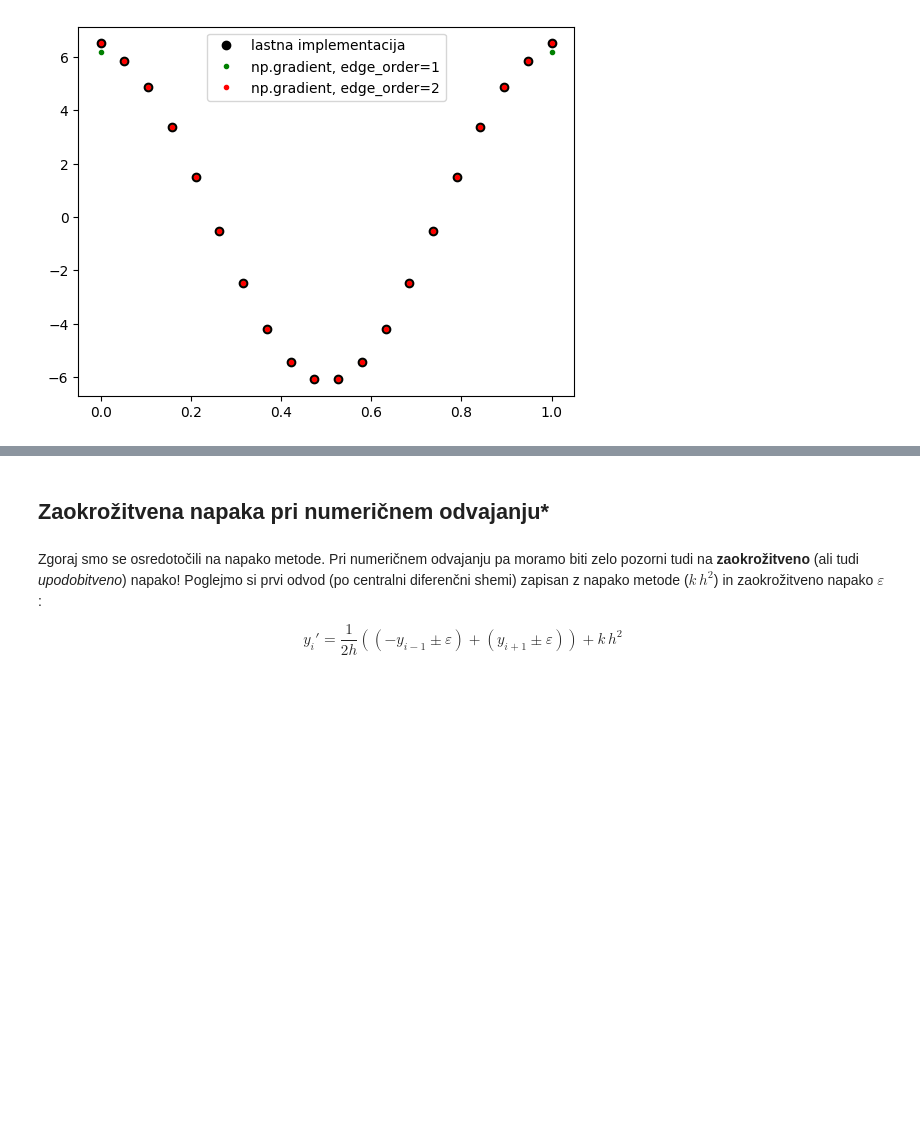
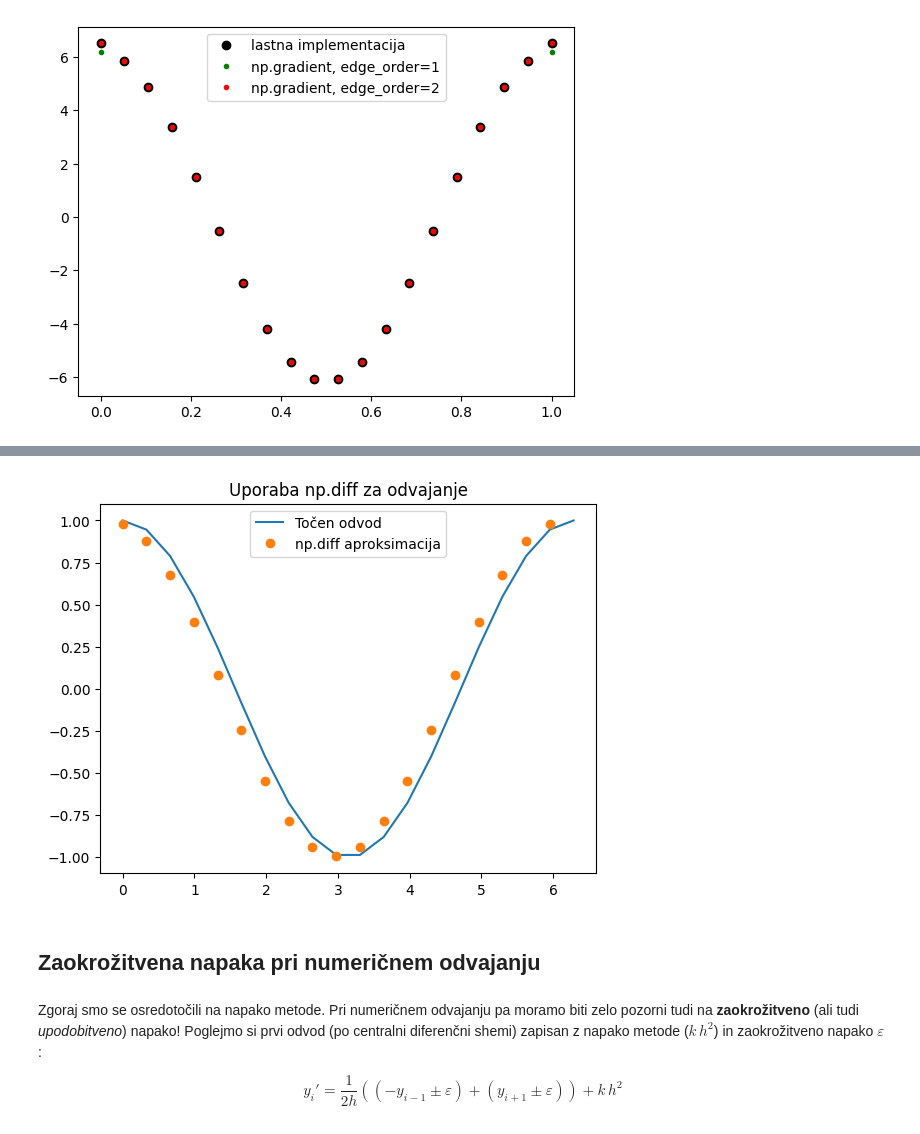
Before and after one commit to jankoslavic/pynm, a Jupyter notebook: notebooks/Predavanje 10 - Numerično odvajanje.ipynb, the cells around one changed output, grey strips where cells are left out. Drawn from its saved outputs; the diff is of its cells as text; code cells hidden in the pictures; blank space fills up the shorter version.

```diff
--- a/notebooks/Predavanje 10 - Numerično odvajanje.ipynb
+++ b/notebooks/Predavanje 10 - Numerično odvajanje.ipynb
@@ -613,5 +619,22 @@ plt.legend();
+# %%
+x_d = np.linspace(0, 2*np.pi, 20)
+y_d = np.sin(x_d)
+h_d = x_d[1] - x_d[0]
+
+# Prvi odvod z np.diff (naprej diferenca)
+dy = np.diff(y_d) / h_d
+x_diff = x_d[:-1] # x os se zmanjša
+
+plt.figure()
+plt.plot(x_d, np.cos(x_d), label='Točen odvod')
+plt.plot(x_diff, dy, 'o', label='np.diff aproksimacija')
+plt.legend()
+plt.title('Uporaba np.diff za odvajanje')
+plt.show()
+# %% [output]
+[figure, added]
 # %% [markdown]
-## Zaokrožitvena napaka pri numeričnem odvajanju*
+## Zaokrožitvena napaka pri numeričnem odvajanju
 # %% [markdown]
 Zgoraj smo se osredotočili na napako metode. Pri numeričnem odvajanju pa moramo biti zelo pozorni tudi na **zaokrožitveno** (ali tudi *upodobitveno*) napako! Poglejmo si prvi odvod (po centralni diferenčni shemi) zapisan z napako metode ($k\,h^2$) in zaokrožitveno napako $\varepsilon$:
 
```
Also changed, not shown: parts of 12 cells of this notebook, 1 other file.
